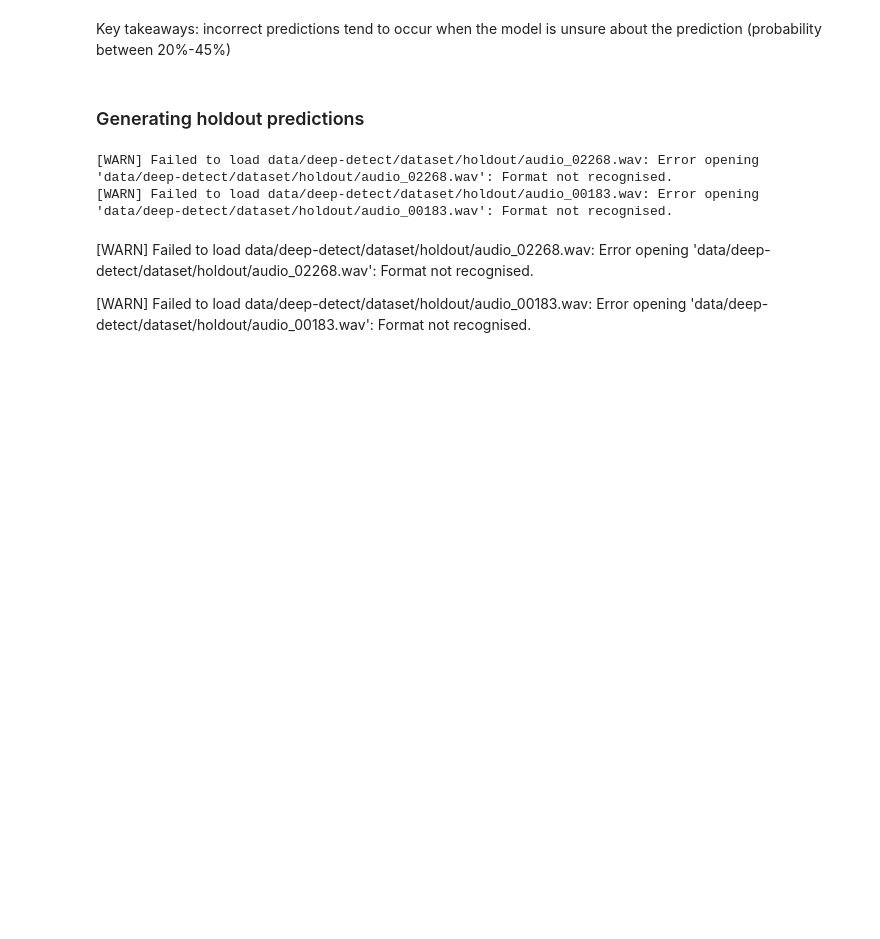
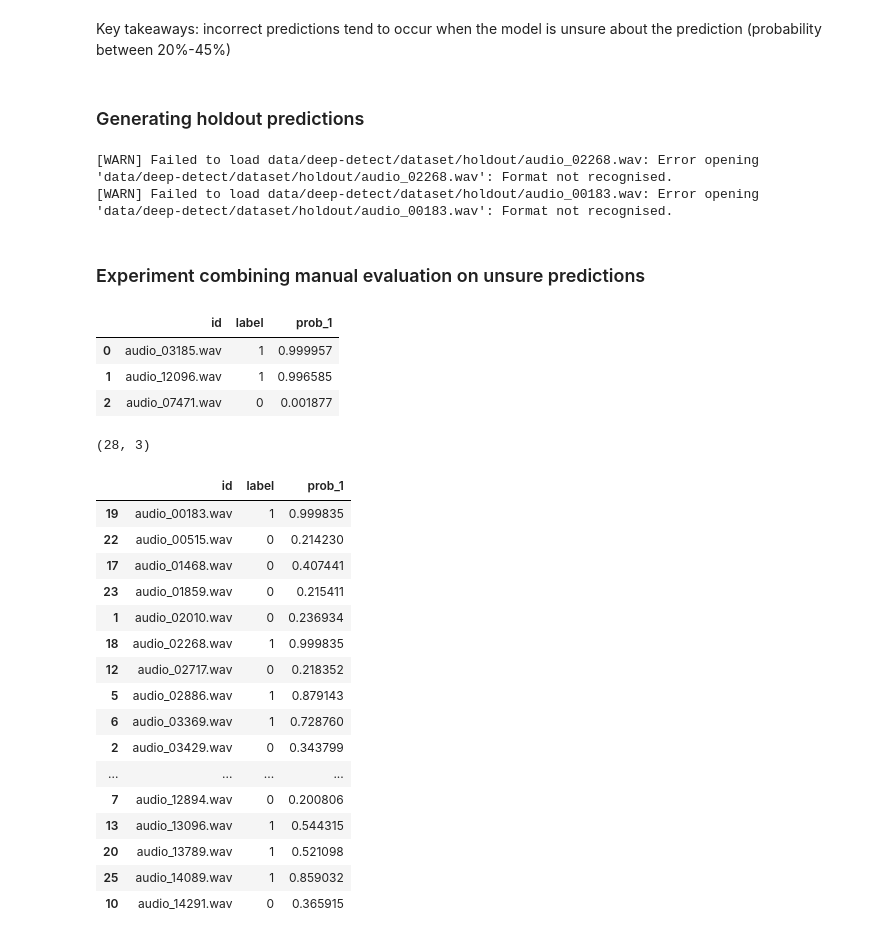
Before and after one commit to Ardacandra/deepdetect_audio_deepfake_detection_challenge, a Jupyter notebook: nb_06_analyzing_model_result.ipynb, the cells around one changed output. Saved outputs shown, nothing was run; the diff lists cells and outputs as text; code cells hidden in the pictures; blank space fills up the shorter version.

Commit message:
add logic to manually evaluate sample audio files

```diff
--- a/nb_06_analyzing_model_result.ipynb
+++ b/nb_06_analyzing_model_result.ipynb
@@ -198,7 +198,47 @@ logger.info(f"{model_name} holdout preds saved to {preds_save_path}")
 # %% [output]
 [WARN] Failed to load data/deep-detect/dataset/holdout/audio_02268.wav: Error opening 'data/deep-detect/dataset/holdout/audio_02268.wav': Format not recognised.
 [WARN] Failed to load data/deep-detect/dataset/holdout/audio_00183.wav: Error opening 'data/deep-detect/dataset/holdout/audio_00183.wav': Format not recognised.
-# %% [markdown]
-[WARN] Failed to load data/deep-detect/dataset/holdout/audio_02268.wav: Error opening 'data/deep-detect/dataset/holdout/audio_02268.wav': Format not recognised.
-
-[WARN] Failed to load data/deep-detect/dataset/holdout/audio_00183.wav: Error opening 'data/deep-detect/dataset/holdout/audio_00183.wav': Format not recognised.
+# %% [markdown]
+### Experiment combining manual evaluation on unsure predictions
+# %%
+model_name = BEST_MODEL_PATH.split('/')[-1].split('.')[0]
+df_holdout_preds = pd.read_csv(os.path.join(PREDS_PATH, f'{model_name}_preds_with_prob.csv'))
+df_holdout_preds.head(3)
+# %% [output]
+|  | id | label | prob_1 |
+| 0 | audio_03185.wav | 1 | 0.999957 |
+| 1 | audio_12096.wav | 1 | 0.996585 |
+| 2 | audio_07471.wav | 0 | 0.001877 |
+# %%
+MIN_PROB_THRESHOLD = 0.20
+MAX_PROB_THRESHOLD = 0.90
+
+df_unsure_preds = df_holdout_preds.loc[
+    (
+        (df_holdout_preds['prob_1']>=MIN_PROB_THRESHOLD) &
+        (df_holdout_preds['prob_1']<=MAX_PROB_THRESHOLD)
+    ) |
+    #add samples with unrecognizable format
+    (df_holdout_preds['id'].isin(['audio_02268.wav', 'audio_00183.wav']))
+].copy().reset_index(drop=True)
+print(df_unsure_preds.shape)
+df_unsure_preds.sort_values('id')
+# %% [output]
+(28, 3)
+|  | id | label | prob_1 |
+| 19 | audio_00183.wav | 1 | 0.999835 |
+| 22 | audio_00515.wav | 0 | 0.214230 |
+| 17 | audio_01468.wav | 0 | 0.407441 |
+| 23 | audio_01859.wav | 0 | 0.215411 |
+| 1 | audio_02010.wav | 0 | 0.236934 |
+| 18 | audio_02268.wav | 1 | 0.999835 |
+| 12 | audio_02717.wav | 0 | 0.218352 |
+| 5 | audio_02886.wav | 1 | 0.879143 |
+| 6 | audio_03369.wav | 1 | 0.728760 |
+| 2 | audio_03429.wav | 0 | 0.343799 |
+| ... | ... | ... | ... |
+| 7 | audio_12894.wav | 0 | 0.200806 |
+| 13 | audio_13096.wav | 1 | 0.544315 |
+| 20 | audio_13789.wav | 1 | 0.521098 |
+| 25 | audio_14089.wav | 1 | 0.859032 |
+| 10 | audio_14291.wav | 0 | 0.365915 |
```
Also changed, not shown: parts of 3 cells of this notebook.
